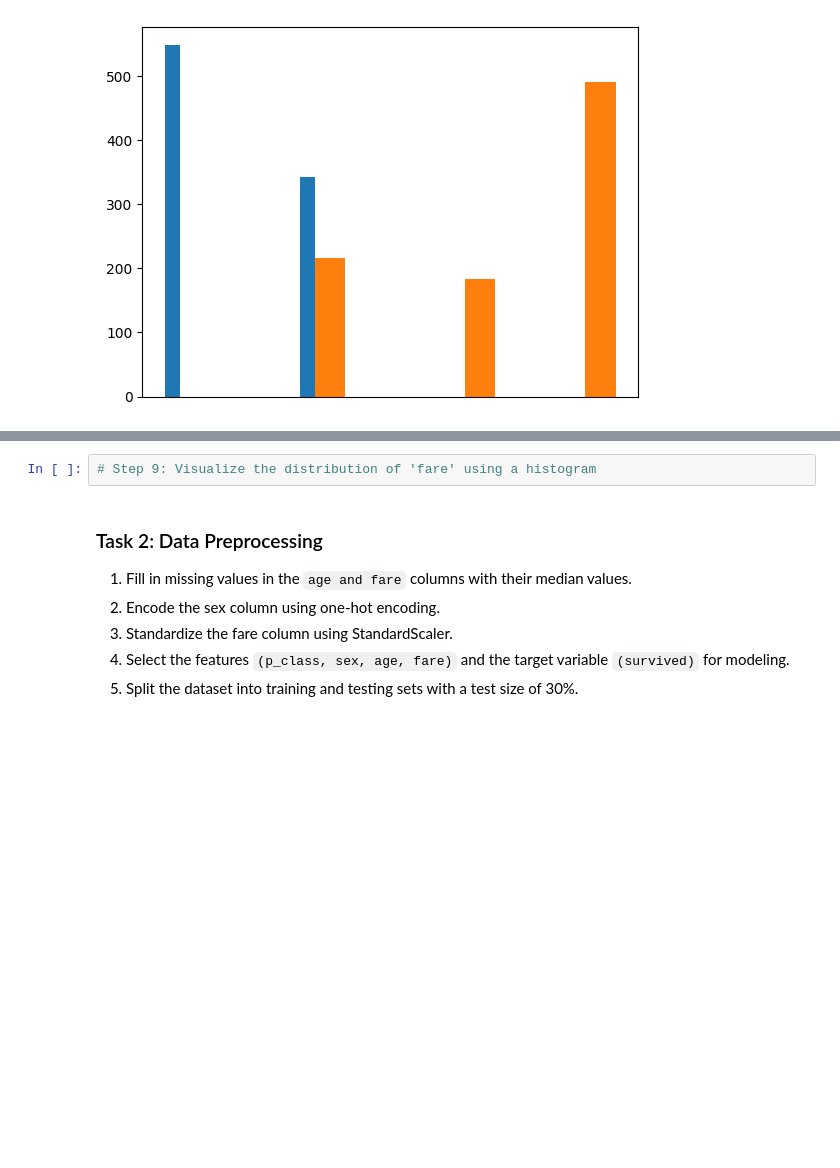
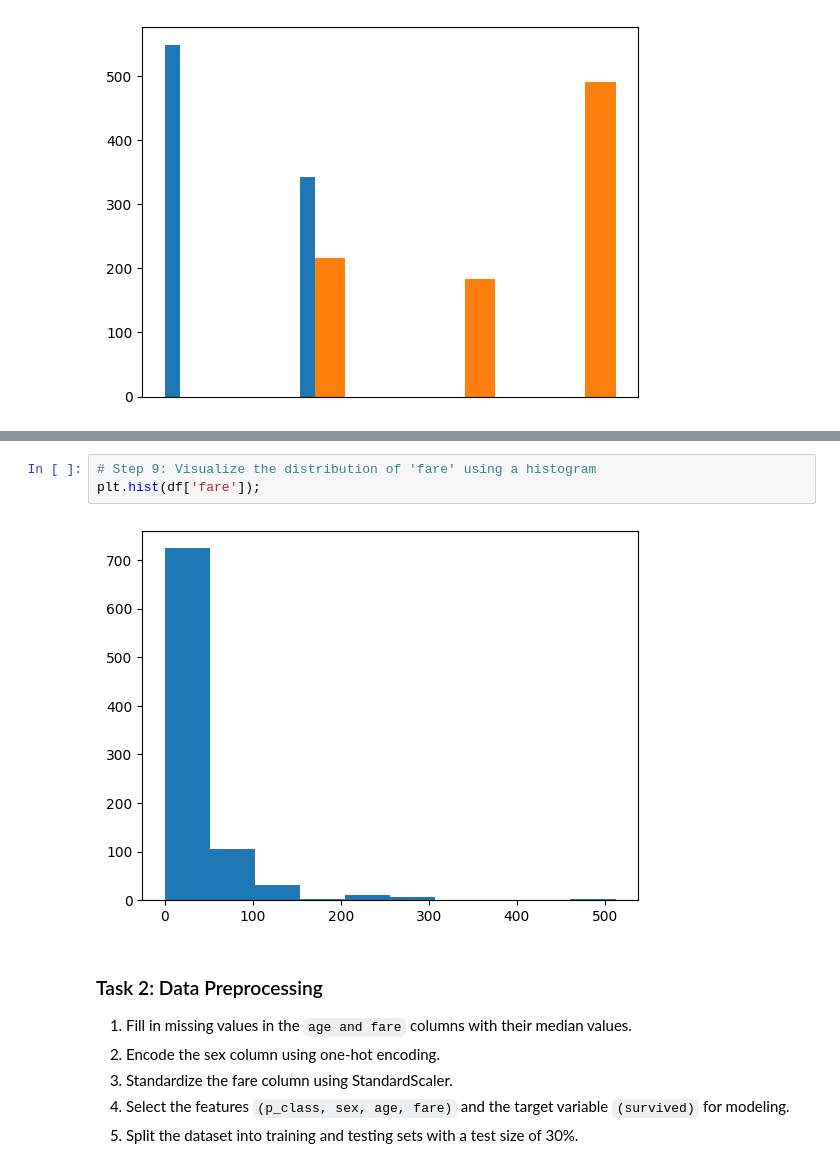
Before and after one commit to sameerdiwse/data-analysis-notebooks, a Jupyter notebook: ML_Classification_Exercise_4/assignment.ipynb, the cells around one changed output, grey strips where cells are left out. Saved outputs shown, nothing was run; the diff lists cells and outputs as text; blank space fills up the shorter version.

```diff
--- a/ML_Classification_Exercise_4/assignment.ipynb
+++ b/ML_Classification_Exercise_4/assignment.ipynb
@@ -107,5 +114,8 @@ plt.xticks([])
 # %%
 # Step 9: Visualize the distribution of 'fare' using a histogram
+plt.hist(df['fare']);
+# %% [output]
+[figure, added]
 # %% [markdown]
 ### Task 2: Data Preprocessing
 
```
Also changed, not shown: parts of 5 cells of this notebook.
